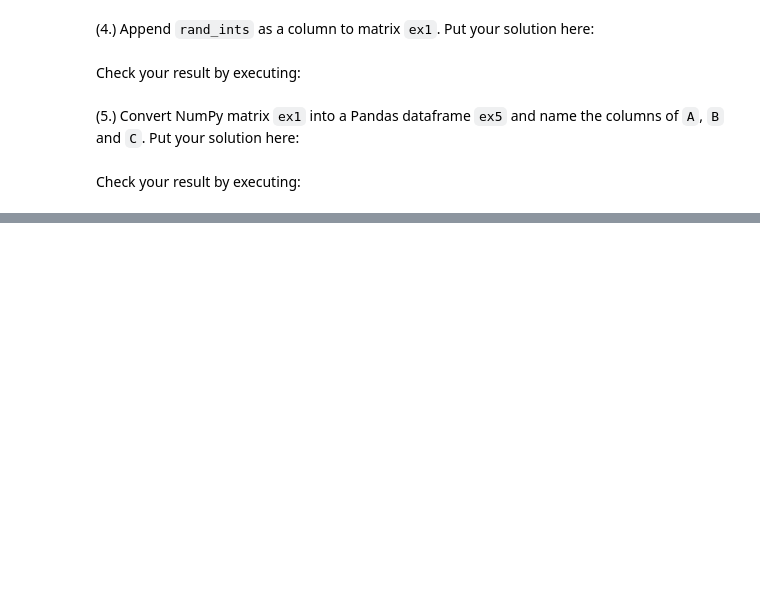
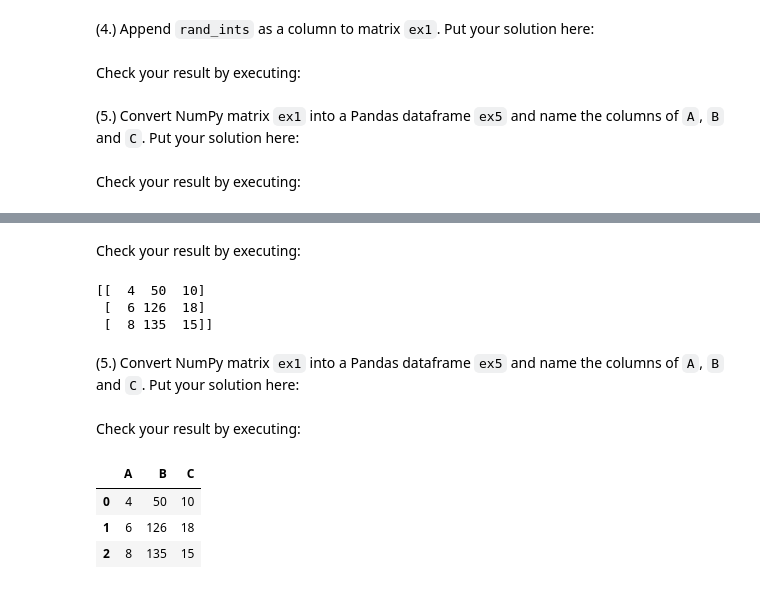
Before and after one commit to samarinm/pythonCC, a Jupyter notebook: Notebooks/Class_6-Numpy_Pandas.ipynb, the cells around one changed output, grey strips where cells are left out. Drawn from its saved outputs; the diff is of its cells as text; code cells hidden in the pictures; blank space fills up the shorter version.

````diff
--- a/Notebooks/Class_6-Numpy_Pandas.ipynb
+++ b/Notebooks/Class_6-Numpy_Pandas.ipynb
@@ -1259,0 +1282,2 @@ ex5
+# %%
+rand_ints = np.random.randint(0, 20, size=3)
@@ -1259,0 +1293,2 @@ ex5
+# %%
+ex1[:,1] = ex1[:,1]*rand_ints
@@ -1259,0 +1305,30 @@ ex5
+# %%
+print(ex1.shape)
+print(rand_ints.shape)
+
+ex1 = np.append(ex1, rand_ints.reshape(3,1), axis=1)
+# or alternatively (same thing):
+# ex1 = np.append(ex1, rand_ints[:, np.newaxis], axis=1)
+# %% [markdown]
+Check your result by executing:
+# %%
+print(ex1)
+# %% [output]
+[[  4  50  10]
+ [  6 126  18]
+ [  8 135  15]]
+# %% [markdown]
+(5.) Convert NumPy matrix ```ex1``` into a Pandas dataframe ```ex5``` and name the columns
+of ```A```, ```B``` and ```C```. Put your solution here:
+# %%
+import pandas as pd
+ex5 = pd.DataFrame(ex1, columns=['A','B','C'])
+# %% [markdown]
+Check your result by executing:
+# %%
+ex5
+# %% [output]
+|  | A | B | C |
+| 0 | 4 | 50 | 10 |
+| 1 | 6 | 126 | 18 |
+| 2 | 8 | 135 | 15 |
````
Also changed, not shown: parts of 12 cells of this notebook, 10 other files.
